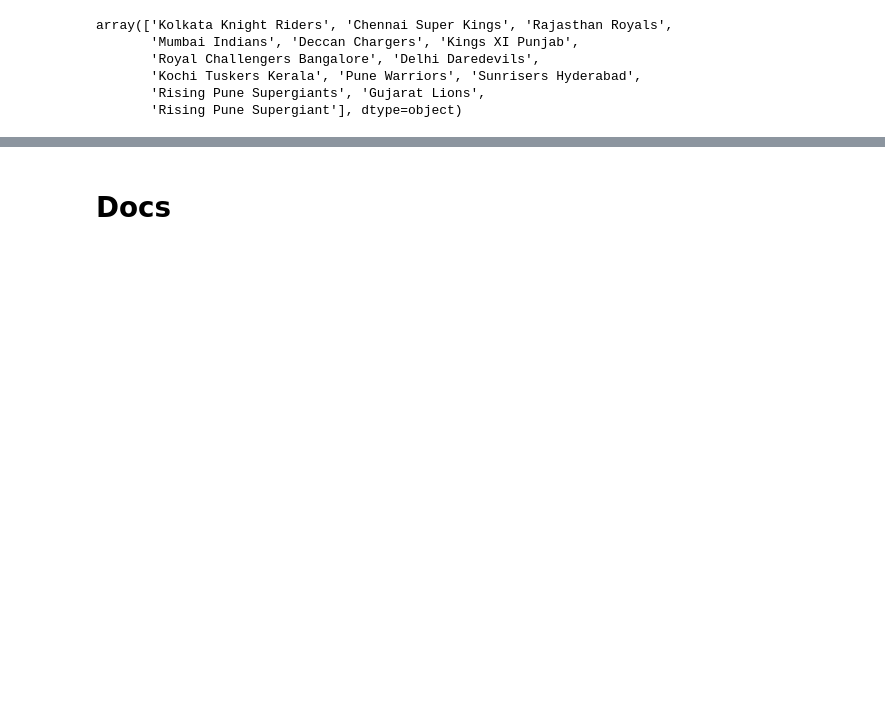
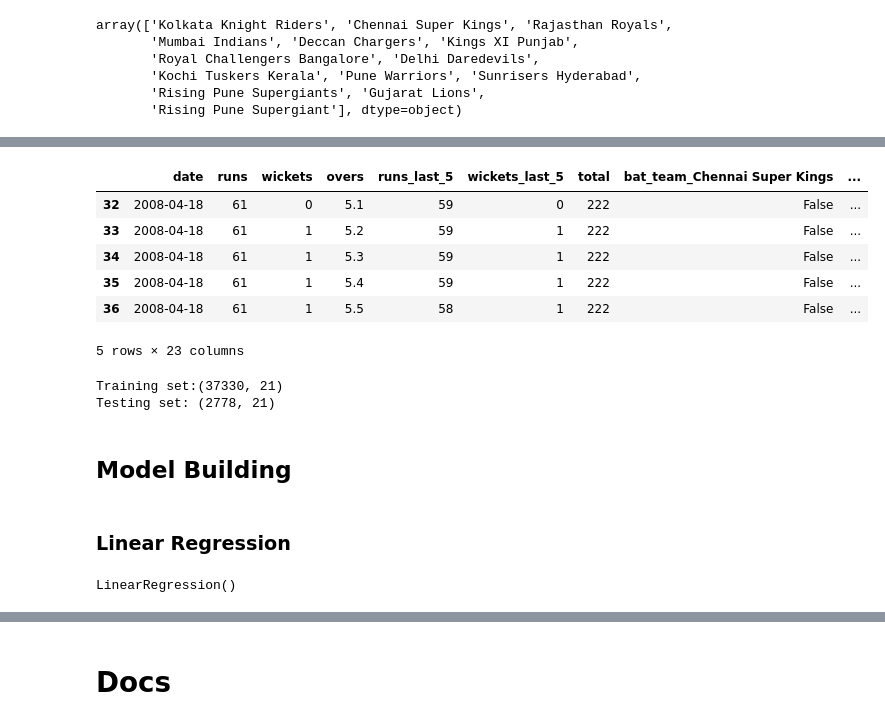
Before and after one commit to vsky0/bug-free-sniffle, a Jupyter notebook: ipl_score_prediction/ipl_score_prediction.ipynb, the cells around one changed output, grey strips where cells are left out. Saved outputs shown, nothing was run; the diff lists cells and outputs as text; code cells hidden in the pictures; blank space fills up the shorter version.

Commit message:
predicted the ipl score, used linear regression model to predict

```diff
--- a/ipl_score_prediction/ipl_score_prediction.ipynb
+++ b/ipl_score_prediction/ipl_score_prediction.ipynb
@@ -240,0 +273,3 @@ top_performing_teams = ['kkr','csk','rr','mi','kxip','rcb','dd','srh']
+# %%
+encoded_df = pd.get_dummies(data=df, columns=['bat_team','bowl_team'])
+encoded_df.columns
@@ -240,0 +288,10 @@ top_performing_teams = ['kkr','csk','rr','mi','kxip','rcb','dd','srh']
+# %%
+encoded_df.head()
+# %% [output]
+|  | date | runs | wickets | overs | runs_last_5 | wickets_last_5 | total | bat_team_Chennai Super Kings | ... |
+| 32 | 2008-04-18 | 61 | 0 | 5.1 | 59 | 0 | 222 | False | ... |
+| 33 | 2008-04-18 | 61 | 1 | 5.2 | 59 | 1 | 222 | False | ... |
+| 34 | 2008-04-18 | 61 | 1 | 5.3 | 59 | 1 | 222 | False | ... |
+| 35 | 2008-04-18 | 61 | 1 | 5.4 | 59 | 1 | 222 | False | ... |
+| 36 | 2008-04-18 | 61 | 1 | 5.5 | 58 | 1 | 222 | False | ... |
+5 rows × 23 columns
@@ -240,0 +306,27 @@ top_performing_teams = ['kkr','csk','rr','mi','kxip','rcb','dd','srh']
+# %%
+xtrain = encoded_df.drop(labels='total',axis=1)[encoded_df['date'].dt.year <= 2016]
+xtest = encoded_df.drop(labels='total',axis=1)[encoded_df['date'].dt.year >=2017]
+
+ytrain = encoded_df[encoded_df['date'].dt.year <=2016]['total'].values
+ytest = encoded_df[encoded_df['date'].dt.year>=2017]['total'].values
+
+# remove date, its not useful now
+xtrain.drop(labels='date',axis=1,inplace=True)
+xtest.drop(labels='date',axis=1,inplace=True)
+
+print(f"Training set:{xtrain.shape}")
+print(f"Testing set: {xtest.shape}")
+# %% [output]
+Training set:(37330, 21)
+Testing set: (2778, 21)
+# %% [markdown]
+## Model Building
+# %% [markdown]
+### Linear Regression
+# %%
+from sklearn.linear_model import LinearRegression
+
+linear_regression_model = LinearRegression()
+linear_regression_model.fit(xtrain,ytrain)
+# %% [output]
+LinearRegression()
```
Also changed, not shown: parts of 57 cells of this notebook.
